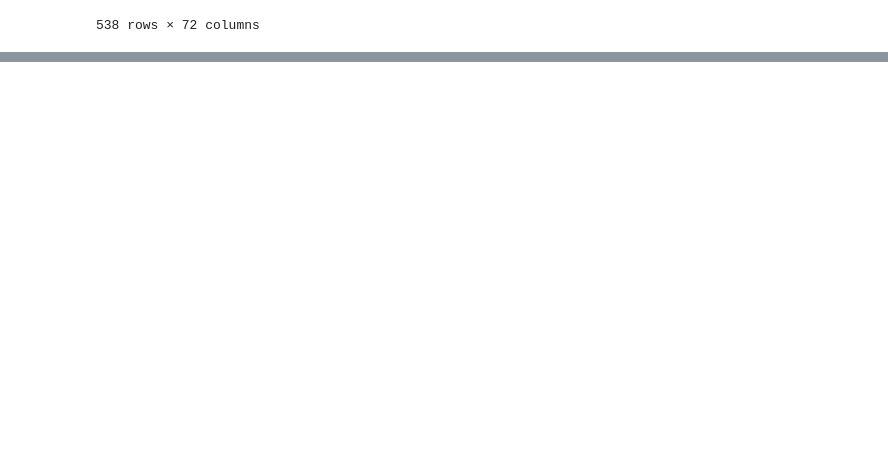
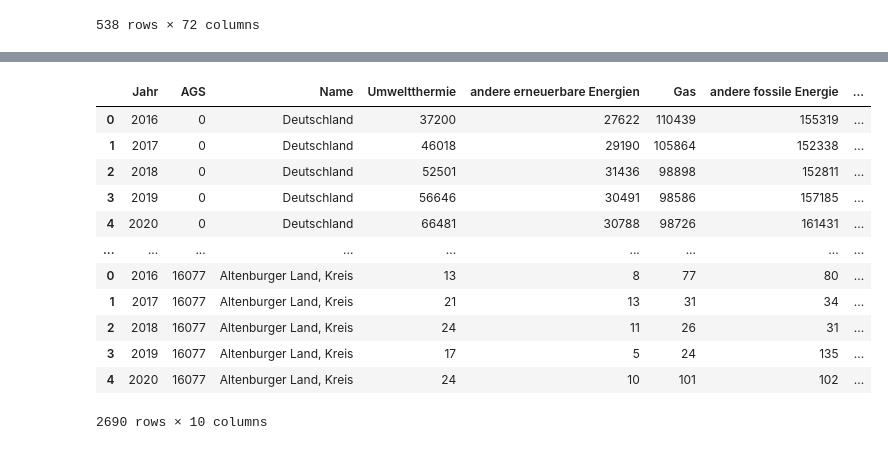
Before and after one commit to uclab-potsdam/klimataz, a Jupyter notebook: data/buildings/final_data_landkreis_new_building_renewables.ipynb, the cells around one changed output, grey strips where cells are left out. Drawn from its saved outputs; the diff is of its cells as text; code cells hidden in the pictures; blank space fills up the shorter version.

```diff
--- a/data/buildings/final_data_landkreis_new_building_renewables.ipynb
+++ b/data/buildings/final_data_landkreis_new_building_renewables.ipynb
@@ -271,0 +309,21 @@ piv_df.to_csv("data/final_data_landkreis_newbuildings_renewables.csv")
+# %%
+agg_long = agg_pivot[['year','ort_ags','ort_name','Umweltthermie (Luft/Wasser)','andere erneuerbare Energien','Gas','andere fossile Energie','Strom','renewables','fossils']].copy()
+agg_long.columns = ['Jahr','AGS','Name','Umweltthermie','andere erneuerbare Energien','Gas','andere fossile Energie','Strom','renewables','fossils']
+
+#change year column to string to facilitate renaming columns after second pivot
+agg_long['Jahr'] = agg_long['Jahr'].astype(str)
+agg_long
+# %% [output]
+|  | Jahr | AGS | Name | Umweltthermie | andere erneuerbare Energien | Gas | andere fossile Energie | ... |
+| 0 | 2016 | 0 | Deutschland | 37200 | 27622 | 110439 | 155319 | ... |
+| 1 | 2017 | 0 | Deutschland | 46018 | 29190 | 105864 | 152338 | ... |
+| 2 | 2018 | 0 | Deutschland | 52501 | 31436 | 98898 | 152811 | ... |
+| 3 | 2019 | 0 | Deutschland | 56646 | 30491 | 98586 | 157185 | ... |
+| 4 | 2020 | 0 | Deutschland | 66481 | 30788 | 98726 | 161431 | ... |
+| ... | ... | ... | ... | ... | ... | ... | ... | ... |
+| 0 | 2016 | 16077 | Altenburger Land, Kreis | 13 | 8 | 77 | 80 | ... |
+| 1 | 2017 | 16077 | Altenburger Land, Kreis | 21 | 13 | 31 | 34 | ... |
+| 2 | 2018 | 16077 | Altenburger Land, Kreis | 24 | 11 | 26 | 31 | ... |
+| 3 | 2019 | 16077 | Altenburger Land, Kreis | 17 | 5 | 24 | 135 | ... |
+| 4 | 2020 | 16077 | Altenburger Land, Kreis | 24 | 10 | 101 | 102 | ... |
+2690 rows × 10 columns
```
Also changed, not shown: parts of 6 cells of this notebook, 1 other file.
